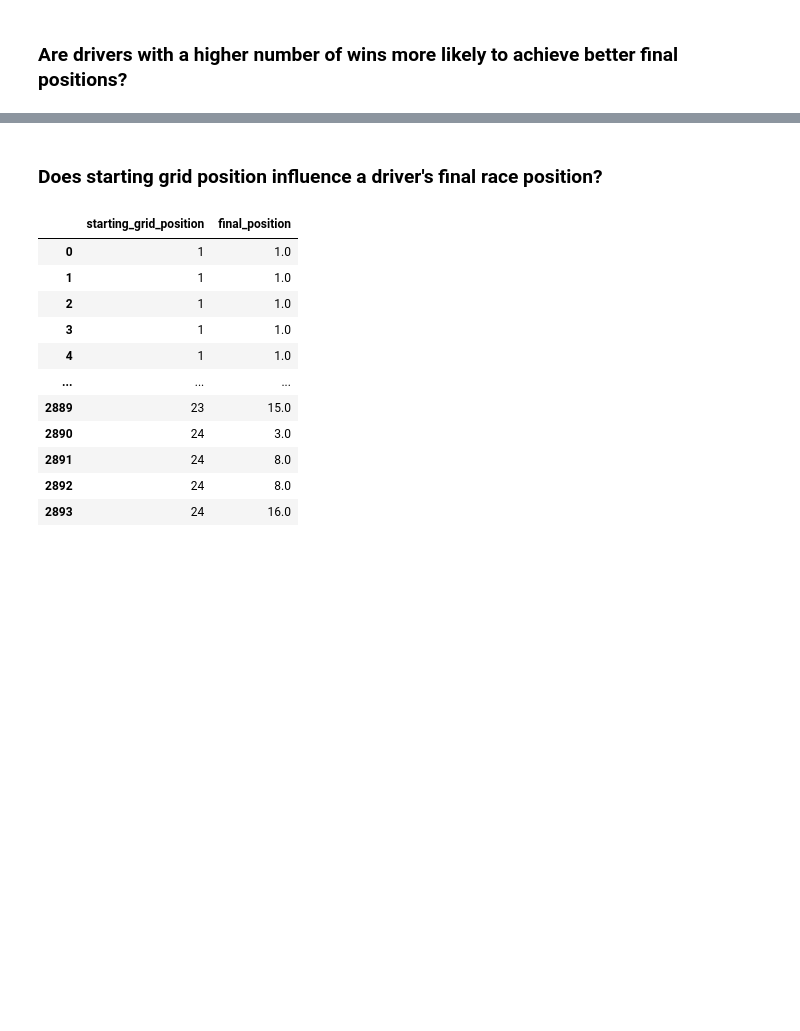
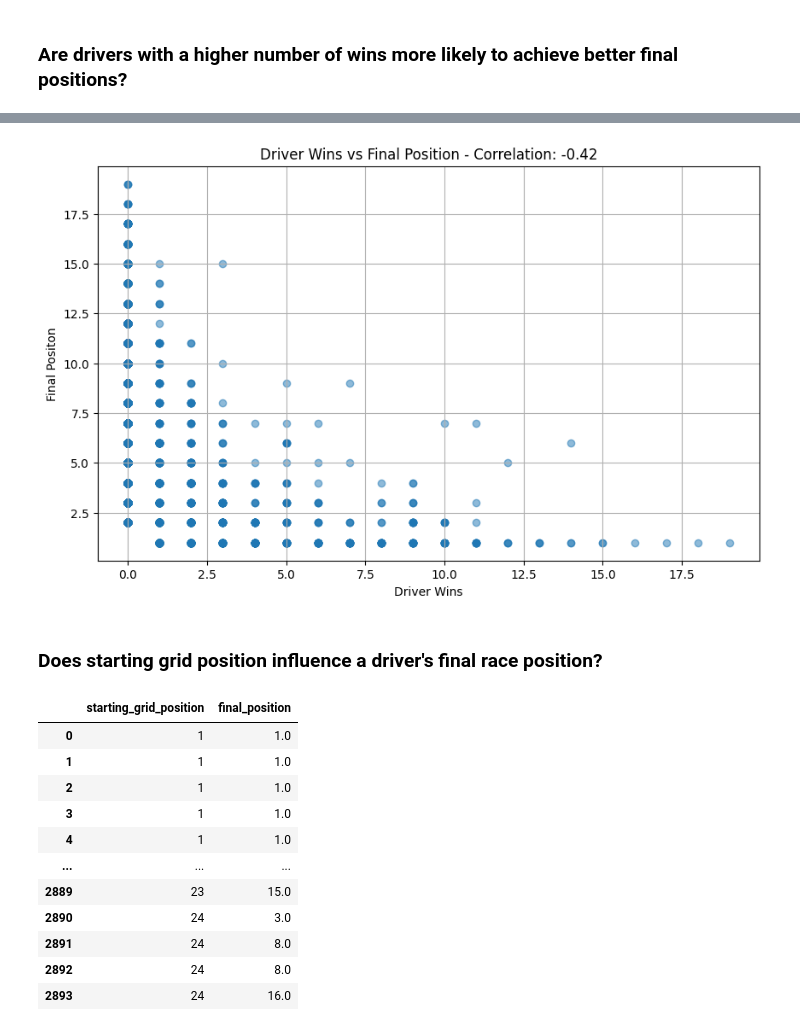
Before and after one commit to jennydang61/Driver-Performance-Prediction, a Jupyter notebook: formula1.ipynb, the cells around one changed output, grey strips where cells are left out. Drawn from its saved outputs; the diff is of its cells as text; code cells hidden in the pictures; blank space fills up the shorter version.

Commit message:
update driver wins

```diff
--- a/formula1.ipynb
+++ b/formula1.ipynb
@@ -825,3 +760,18 @@ display(dd)
+# %%
+import matplotlib.pyplot as plt
+from scipy.stats import pearsonr
+
+corr_coeff, _ = pearsonr(df['driver_wins'], df['final_position'])
+
+plt.figure(figsize=(10, 6))
+plt.scatter(df['driver_wins'], df['final_position'], alpha=0.5)
+plt.title(f'Driver Wins vs Final Position - Correlation: {corr_coeff:.2f}')
+plt.xlabel('Driver Wins')
+plt.ylabel('Final Positon')
+plt.grid(True)
+plt.show()
+# %% [output]
+[figure, added]
 # %% [markdown]
 ### Does starting grid position influence a driver's final race position?
 # %%
```
Also changed, not shown: parts of 5 cells of this notebook, 1 other file.
